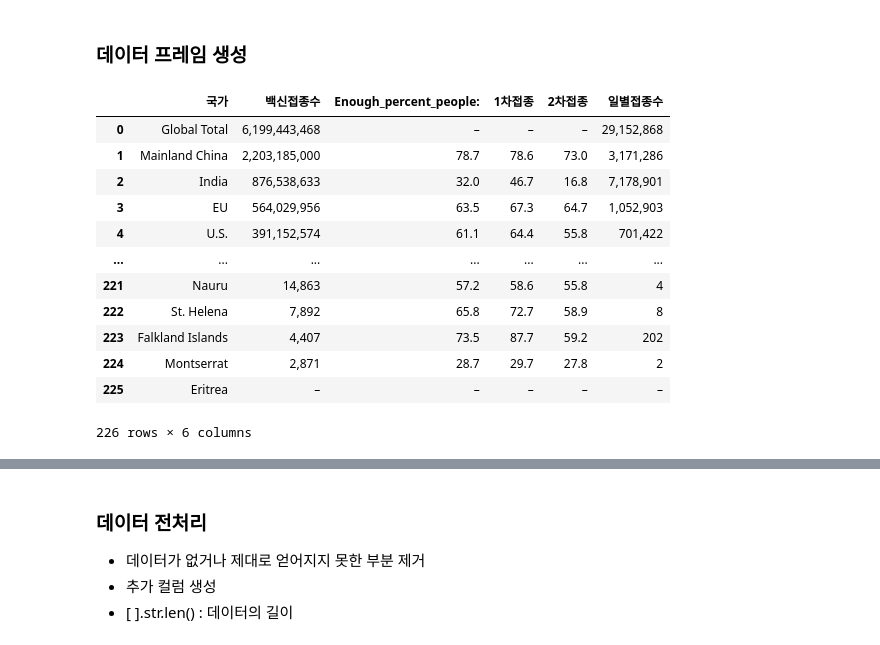
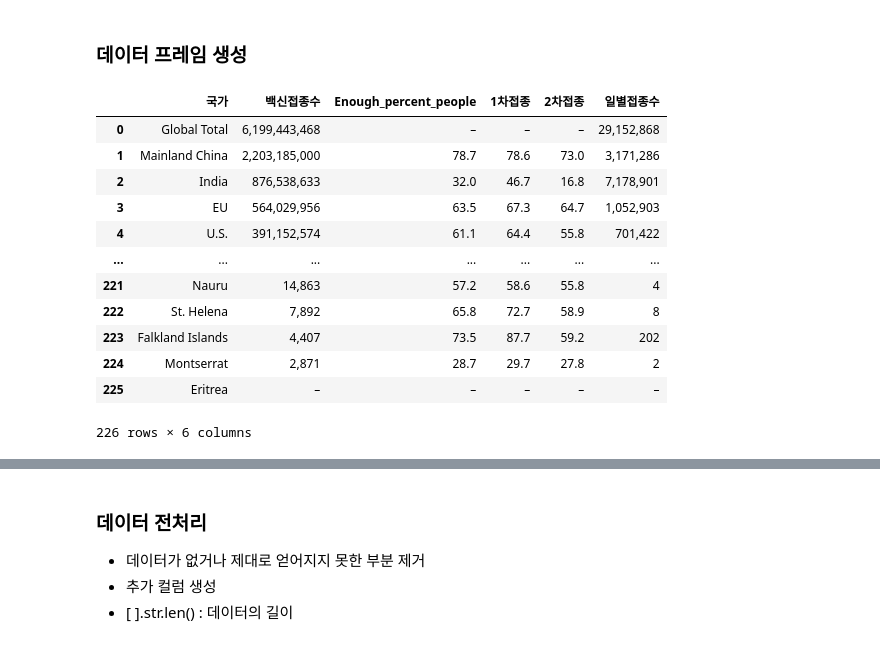
Before and after one commit to city1616/LikeLion_AI_SCHOOL_13th, a Jupyter notebook: 02. 웹과 Github 기본/06_python_library/06_corona_analysis/02_data_scraping_bloomberg.ipynb, the cells around one changed output, grey strips where cells are left out. Saved outputs shown, nothing was run; the diff lists cells and outputs as text; code cells hidden in the pictures.

```diff
--- a/02. 웹과 Github 기본/06_python_library/06_corona_analysis/02_data_scraping_bloomberg.ipynb
+++ b/02. 웹과 Github 기본/06_python_library/06_corona_analysis/02_data_scraping_bloomberg.ipynb
@@ -81,18 +81,18 @@ import pandas as pd
 # %%
 pd.set_option("display.max_rows", 40)
 
 dat_dict = {'국가':all_data[0],
             '백신접종수':all_data[1],
-            'Enough_percent_people:':all_data[2],
+            'Enough_percent_people':all_data[2],
             '1차접종':all_data[3],
             '2차접종':all_data[4],
             '일별접종수':all_data[5]
            }
 
 co_df = pd.DataFrame(dat_dict)
 co_df
 # %% [output]
-|  | 국가 | 백신접종수 | Enough_percent_people: | 1차접종 | 2차접종 | 일별접종수 |
+|  | 국가 | 백신접종수 | Enough_percent_people | 1차접종 | 2차접종 | 일별접종수 |
 | 0 | Global Total | 6,199,443,468 | – | – | – | 29,152,868 |
 | 1 | Mainland China | 2,203,185,000 | 78.7 | 78.6 | 73.0 | 3,171,286 |
 | 2 | India | 876,538,633 | 32.0 | 46.7 | 16.8 | 7,178,901 |
```
Also changed, not shown: parts of 23 cells of this notebook.
